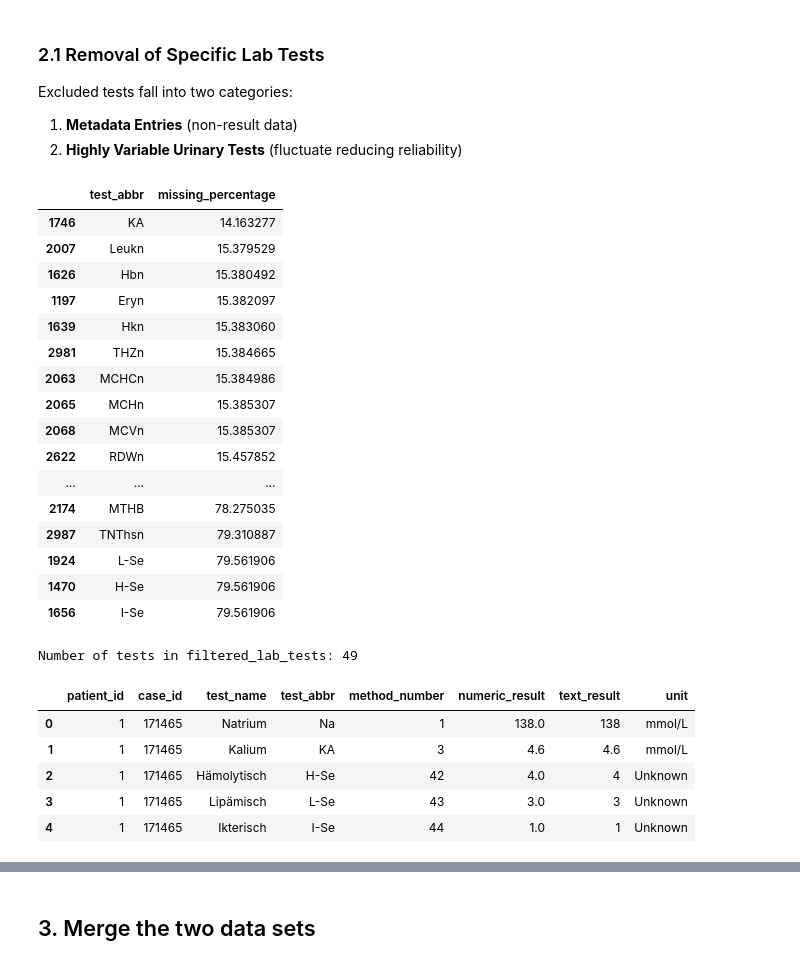
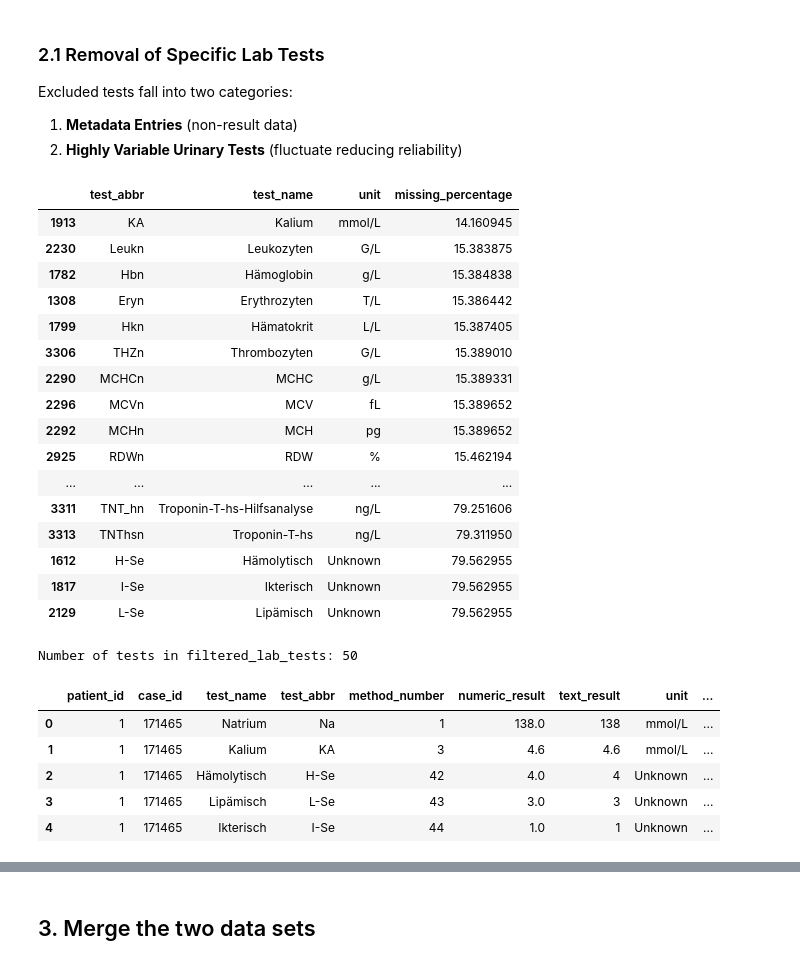
Before and after one commit to Yokopa/hospital-stay-discharge-prediction, a Jupyter notebook: code/3_merge_data.ipynb, the cells around one changed output, grey strips where cells are left out. Saved outputs shown, nothing was run; the diff lists cells and outputs as text; code cells hidden in the pictures.

Commit message:
keep only tests with same test name and unit

```diff
--- a/code/3_merge_data.ipynb
+++ b/code/3_merge_data.ipynb
@@ -66,11 +66,11 @@ dtype: int64
 # %% [markdown]
 ## 2. Filter out lab tests with more than 80% missing data
 # %%
-## Select most frequent lab tests based on case occurrence
+# Select most frequent lab tests based on case occurrence
 
-# Count the number of unique cases per lab test
-lab_test_counts = lab_data.groupby("test_abbr", as_index=False)["case_id"].nunique()
-lab_test_counts.rename(columns={"case_id": "num_cases"}, inplace=True)
+# Count unique cases per lab test
+lab_test_counts = lab_data.groupby(['test_abbr', 'test_name', 'unit'], as_index=False)['case_id'].nunique()
+lab_test_counts.rename(columns={'case_id': 'num_cases'}, inplace=True)
 
 # Get total number of unique cases
 total_cases = lab_data["case_id"].nunique()
@@ -82,7 +82,7 @@ lab_test_counts["missing_percentage"] = ((total_cases - lab_test_counts["num_cas
 lab_test_counts.sort_values(by="num_cases", ascending=False, inplace=True)
 
 # Filter lab tests that have less than 80% missing data
-filtered_lab_tests = lab_test_counts[lab_test_counts["missing_percentage"] < 80][["test_abbr", "missing_percentage"]]
+filtered_lab_tests = lab_test_counts[lab_test_counts["missing_percentage"] < 80][["test_abbr", 'test_name', 'unit', "missing_percentage"]]
 # %% [markdown]
 ### 2.1 Removal of Specific Lab Tests
 
@@ -94,7 +94,7 @@ Excluded tests fall into two categories:
 remove_tests = [
     "EC3-U", "PH4-U", "BI3-U", "LK3-U", "PROT3", "NITR3", "KETO3", "SPEZ3",
     "FARBE3", "TRUEB3", "UST1", "BA-Ux", "LK-Ux", "KRI-Ux", "ERY-Ux", "PI-Ux", "EART",
-    "GLUC3", "URO3", "ENTN1n", "EART"
+    "GLUC3", "URO3", "ENTN1n", "Ben-ID"
 ]
 
 # Remove specified lab tests from the filtered list
@@ -105,34 +105,34 @@ display(filtered_lab_tests)
 # Print the number of rows (tests) in filtered_lab_tests
 print(f"Number of tests in filtered_lab_tests: {filtered_lab_tests.shape[0]}")
 # %% [output]
-|  | test_abbr | missing_percentage |
-| 1746 | KA | 14.163277 |
-| 2007 | Leukn | 15.379529 |
-| 1626 | Hbn | 15.380492 |
-| 1197 | Eryn | 15.382097 |
-| 1639 | Hkn | 15.383060 |
-| 2981 | THZn | 15.384665 |
-| 2063 | MCHCn | 15.384986 |
-| 2065 | MCHn | 15.385307 |
-| 2068 | MCVn | 15.385307 |
-| 2622 | RDWn | 15.457852 |
-| ... | ... | ... |
-| 2174 | MTHB | 78.275035 |
-| 2987 | TNThsn | 79.310887 |
-| 1924 | L-Se | 79.561906 |
-| 1470 | H-Se | 79.561906 |
-| 1656 | I-Se | 79.561906 |
+|  | test_abbr | test_name | unit | missing_percentage |
+| 1913 | KA | Kalium | mmol/L | 14.160945 |
+| 2230 | Leukn | Leukozyten | G/L | 15.383875 |
+| 1782 | Hbn | Hämoglobin | g/L | 15.384838 |
+| 1308 | Eryn | Erythrozyten | T/L | 15.386442 |
+| 1799 | Hkn | Hämatokrit | L/L | 15.387405 |
+| 3306 | THZn | Thrombozyten | G/L | 15.389010 |
+| 2290 | MCHCn | MCHC | g/L | 15.389331 |
+| 2296 | MCVn | MCV | fL | 15.389652 |
+| 2292 | MCHn | MCH | pg | 15.389652 |
+| 2925 | RDWn | RDW | % | 15.462194 |
+| ... | ... | ... | ... | ... |
+| 3311 | TNT_hn | Troponin-T-hs-Hilfsanalyse | ng/L | 79.251606 |
+| 3313 | TNThsn | Troponin-T-hs | ng/L | 79.311950 |
+| 1612 | H-Se | Hämolytisch | Unknown | 79.562955 |
+| 1817 | I-Se | Ikterisch | Unknown | 79.562955 |
+| 2129 | L-Se | Lipämisch | Unknown | 79.562955 |
-Number of tests in filtered_lab_tests: 49
+Number of tests in filtered_lab_tests: 50
 # %%
-# Filter the lab_data to keep only rows where test_abbr is in the filtered_lab_tests list
-lab_data_filtered = lab_data[lab_data['test_abbr'].isin(filtered_lab_tests['test_abbr'])]
+# Filter the lab_data to keep only rows where test_abbr, test_name, and unit match the filtered list
+lab_data_filtered = lab_data.merge(filtered_lab_tests, on=["test_abbr", "test_name", "unit"], how="inner")
 
 # Display the first few rows of the filtered data
 lab_data_filtered.head()
 # %% [output]
-|  | patient_id | case_id | test_name | test_abbr | method_number | numeric_result | text_result | unit |
-| 0 | 1 | 171465 | Natrium | Na | 1 | 138.0 | 138 | mmol/L |
-| 1 | 1 | 171465 | Kalium | KA | 3 | 4.6 | 4.6 | mmol/L |
-| 2 | 1 | 171465 | Hämolytisch | H-Se | 42 | 4.0 | 4 | Unknown |
-| 3 | 1 | 171465 | Lipämisch | L-Se | 43 | 3.0 | 3 | Unknown |
-| 4 | 1 | 171465 | Ikterisch | I-Se | 44 | 1.0 | 1 | Unknown |
+|  | patient_id | case_id | test_name | test_abbr | method_number | numeric_result | text_result | unit | ... |
+| 0 | 1 | 171465 | Natrium | Na | 1 | 138.0 | 138 | mmol/L | ... |
+| 1 | 1 | 171465 | Kalium | KA | 3 | 4.6 | 4.6 | mmol/L | ... |
+| 2 | 1 | 171465 | Hämolytisch | H-Se | 42 | 4.0 | 4 | Unknown | ... |
+| 3 | 1 | 171465 | Lipämisch | L-Se | 43 | 3.0 | 3 | Unknown | ... |
+| 4 | 1 | 171465 | Ikterisch | I-Se | 44 | 1.0 | 1 | Unknown | ... |
```
Also changed, not shown: parts of 6 cells of this notebook.
